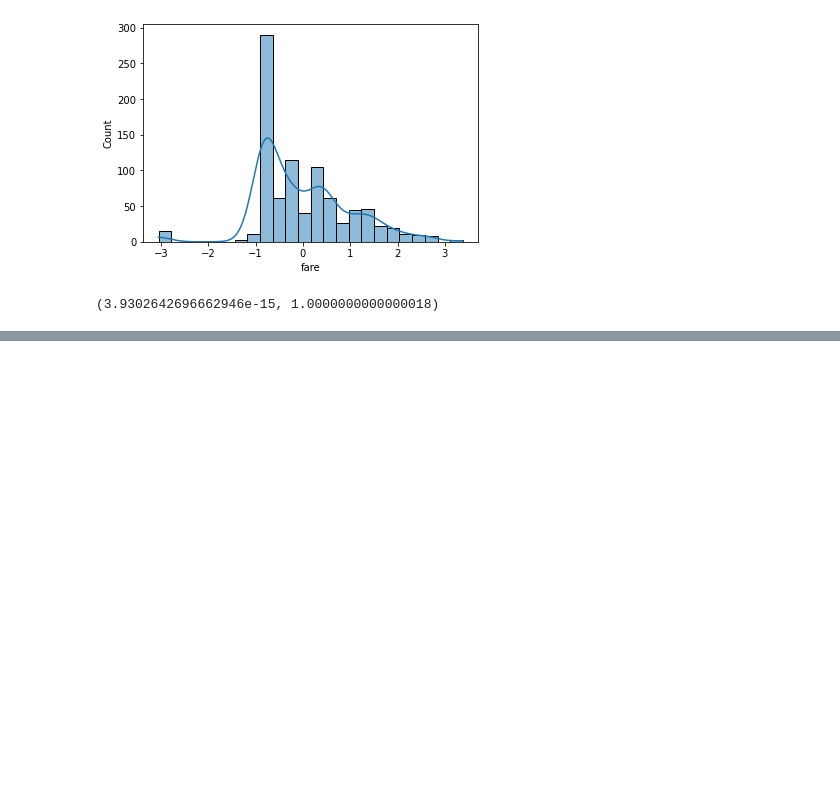
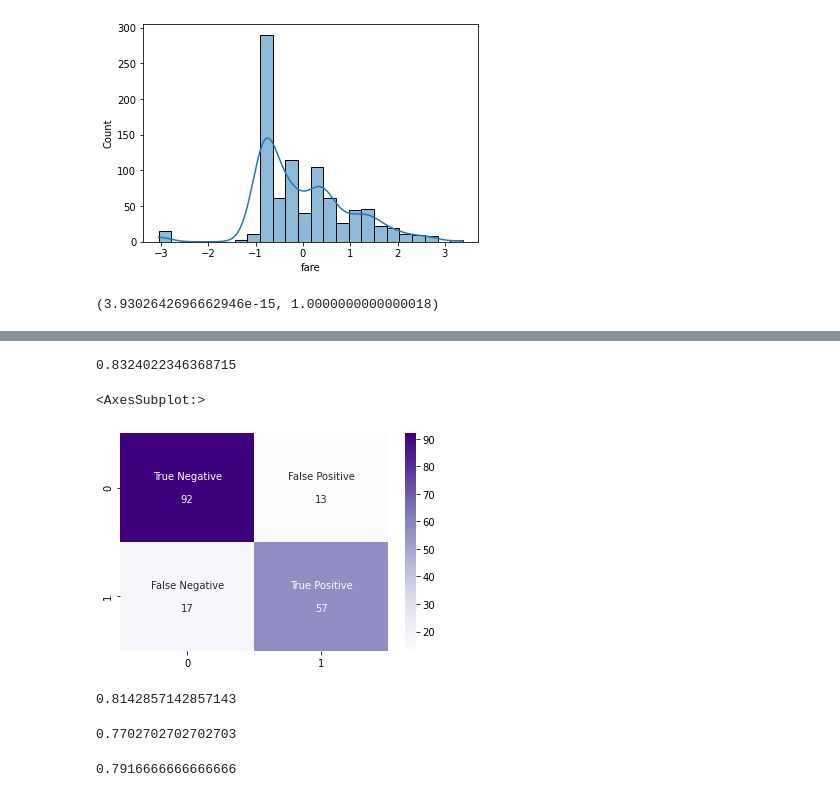
Before and after one commit to honghanhh/mci_python_36a1_l2, a Jupyter notebook: Lectures/lecture_03/duclv_Lecture_03_inclass.ipynb, the cells around one changed output, grey strips where cells are left out. Saved outputs shown, nothing was run; the diff lists cells and outputs as text; code cells hidden in the pictures; blank space fills up the shorter version.

```diff
--- a/Lectures/lecture_03/duclv_Lecture_03_inclass.ipynb
+++ b/Lectures/lecture_03/duclv_Lecture_03_inclass.ipynb
@@ -718,0 +1082,3 @@ new_ser.mean(), new_ser.std()
+# %%
+y_pred = tree.predict(X_test)
+y_pred
@@ -718,0 +1095,24 @@ new_ser.mean(), new_ser.std()
+# %%
+(y_pred == y_test).sum()/len(y_test)
+# %% [output]
+0.8324022346368715
+# %%
+cf_matrix = metrics.confusion_matrix(y_test, y_pred)
+names = ['True Negative', 'False Positive', 'False Negative', 'True Positive']
+labels = np.asarray([f'{i}\n\n{j}' for i, j in zip(names, cf_matrix.flatten())])
+sns.heatmap(cf_matrix, annot=labels.reshape(2, 2), cmap='Purples', fmt='')
+# %% [output]
+<AxesSubplot:>
+[figure, added]
+# %%
+metrics.precision_score(y_test, y_pred)
+# %% [output]
+0.8142857142857143
+# %%
+metrics.recall_score(y_test, y_pred)
+# %% [output]
+0.7702702702702703
+# %%
+metrics.f1_score(y_test, y_pred)
+# %% [output]
+0.7916666666666666
```
Also changed, not shown: parts of 37 cells of this notebook.
